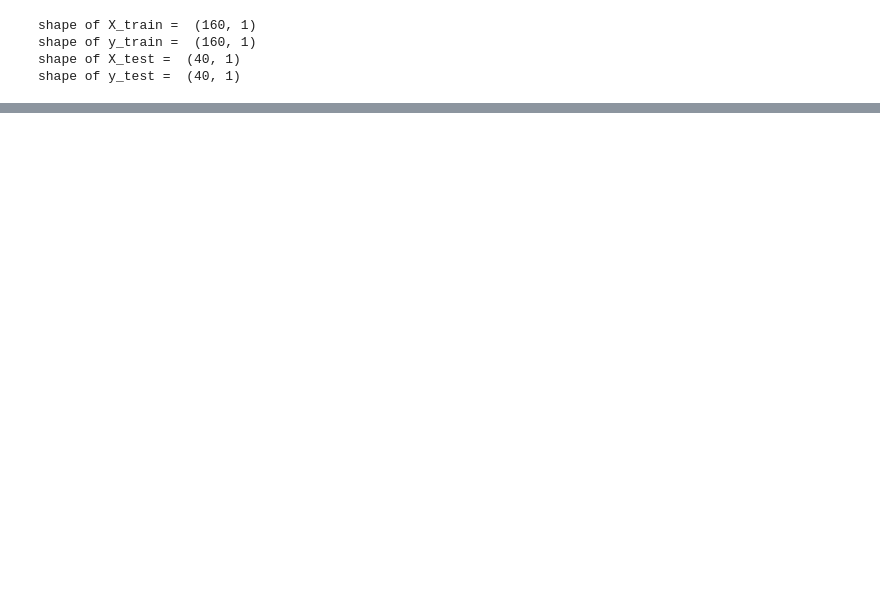
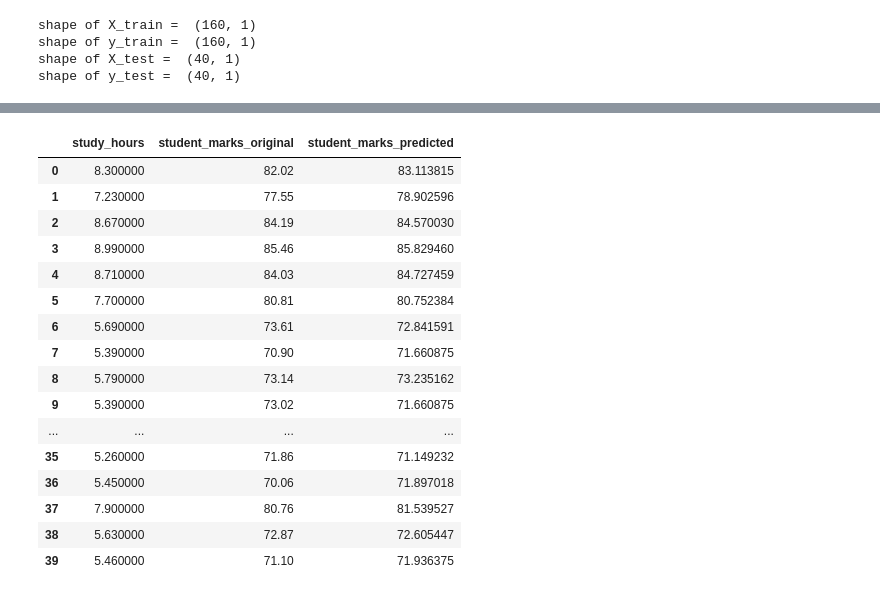
Before and after one commit to AkCoding/Student-Mark-Prediction-ML, a Jupyter notebook: Student-Mark-Prediction-ML.ipynb, the cells around one changed output, grey strips where cells are left out. Saved outputs shown, nothing was run; the diff lists cells and outputs as text; code cells hidden in the pictures; blank space fills up the shorter version.

Commit message:
feat : Select a model then train and merge it

```diff
--- a/Student-Mark-Prediction-ML.ipynb
+++ b/Student-Mark-Prediction-ML.ipynb
@@ -122,0 +157,2 @@ shape of y_test =  (40, 1)
+# %%
+lr.fit(X_train,y_train)
@@ -122,0 +180,3 @@ shape of y_test =  (40, 1)
+# %%
+y_pred  = lr.predict(X_test)
+y_pred
@@ -122,0 +201,20 @@ shape of y_test =  (40, 1)
+# %%
+pd.DataFrame(np.c_[X_test, y_test, y_pred], columns = ["study_hours", "student_marks_original","student_marks_predicted"])
+# %% [output]
+|  | study_hours | student_marks_original | student_marks_predicted |
+| 0 | 8.300000 | 82.02 | 83.113815 |
+| 1 | 7.230000 | 77.55 | 78.902596 |
+| 2 | 8.670000 | 84.19 | 84.570030 |
+| 3 | 8.990000 | 85.46 | 85.829460 |
+| 4 | 8.710000 | 84.03 | 84.727459 |
+| 5 | 7.700000 | 80.81 | 80.752384 |
+| 6 | 5.690000 | 73.61 | 72.841591 |
+| 7 | 5.390000 | 70.90 | 71.660875 |
+| 8 | 5.790000 | 73.14 | 73.235162 |
+| 9 | 5.390000 | 73.02 | 71.660875 |
+| ... | ... | ... | ... |
+| 35 | 5.260000 | 71.86 | 71.149232 |
+| 36 | 5.450000 | 70.06 | 71.897018 |
+| 37 | 7.900000 | 80.76 | 81.539527 |
+| 38 | 5.630000 | 72.87 | 72.605447 |
+| 39 | 5.460000 | 71.10 | 71.936375 |
```
Also changed, not shown: parts of 10 cells of this notebook.
